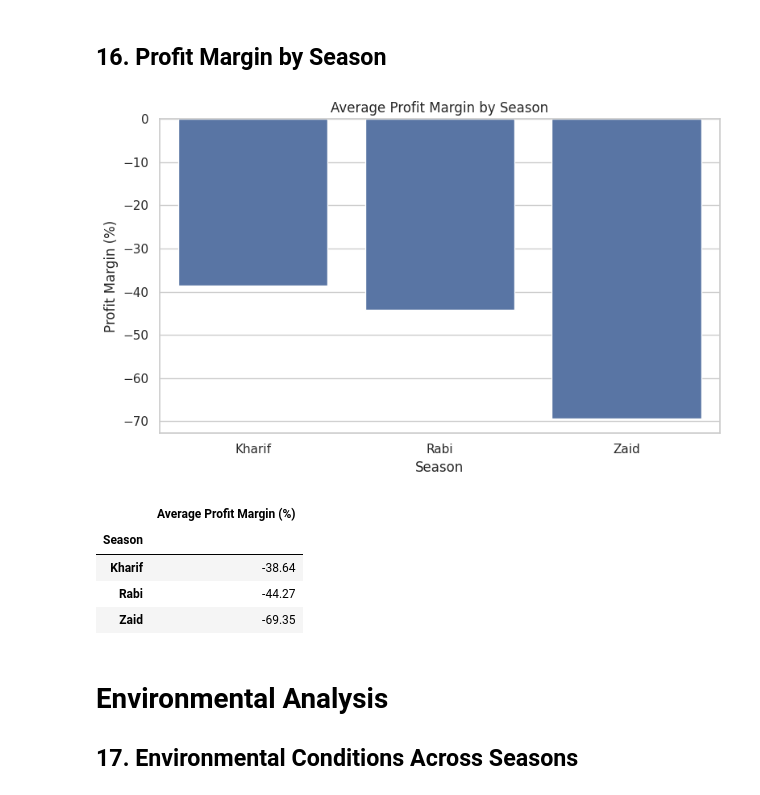
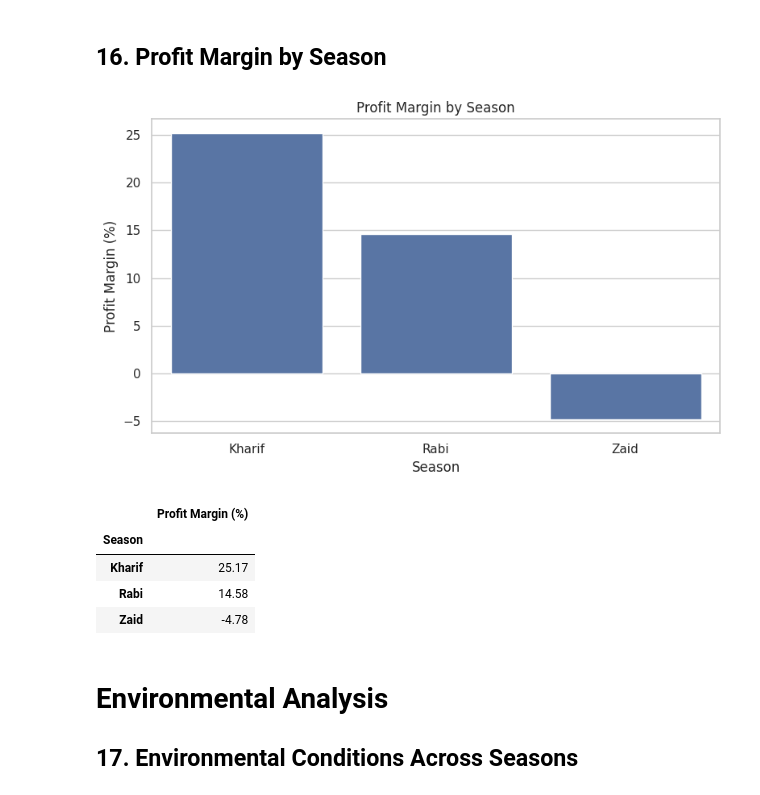
Before and after one commit to deba-biswas/seasonal-agriculture-analysis, a Jupyter notebook: Seasonal_Agriculture_Performance_Analysis.ipynb, the cells around one changed output. Cells and saved outputs as stored; diff of their text form; code cells hidden in the pictures.

```diff
--- a/Seasonal_Agriculture_Performance_Analysis.ipynb
+++ b/Seasonal_Agriculture_Performance_Analysis.ipynb
@@ -342,27 +342,39 @@ display(economic_season.round(2))
 # %% [markdown]
 ## 16. Profit Margin by Season
 # %%
-df["Profit_Margin_pct"] = np.where(
-    df["Revenue_INR"] != 0,
-    (df["Profit_INR"] / df["Revenue_INR"]) * 100,
-    np.nan
+seasonal_profit_margin = (
+    df.groupby("Season")["Profit_INR"].sum()
+    / df.groupby("Season")["Revenue_INR"].sum()
+) * 100
+
+seasonal_profit_margin = seasonal_profit_margin.sort_values(
+    ascending=False
 )
-profit_margin_season = df.groupby("Season")["Profit_Margin_pct"].mean().sort_values(ascending=False)
+
 plt.figure(figsize=(8, 5))
-sns.barplot(x=profit_margin_season.index, y=profit_margin_season.values)
-plt.title("Average Profit Margin by Season")
+
+sns.barplot(
+    x=seasonal_profit_margin.index,
+    y=seasonal_profit_margin.values
+)
+
+plt.title("Profit Margin by Season")
 plt.xlabel("Season")
 plt.ylabel("Profit Margin (%)")
 plt.tight_layout()
 plt.show()
-display(profit_margin_season.round(2).to_frame("Average Profit Margin (%)"))
+
+display(
+    seasonal_profit_margin.round(2)
+    .to_frame("Profit Margin (%)")
+)
 # %% [output]
-[figure, old version]
+[figure, new version]
-|  | Average Profit Margin (%) |
+|  | Profit Margin (%) |
 | Season |  |
-| Kharif | -38.64 |
-| Rabi | -44.27 |
-| Zaid | -69.35 |
+| Kharif | 25.17 |
+| Rabi | 14.58 |
+| Zaid | -4.78 |
 # %% [markdown]
 # Environmental Analysis
 
```
